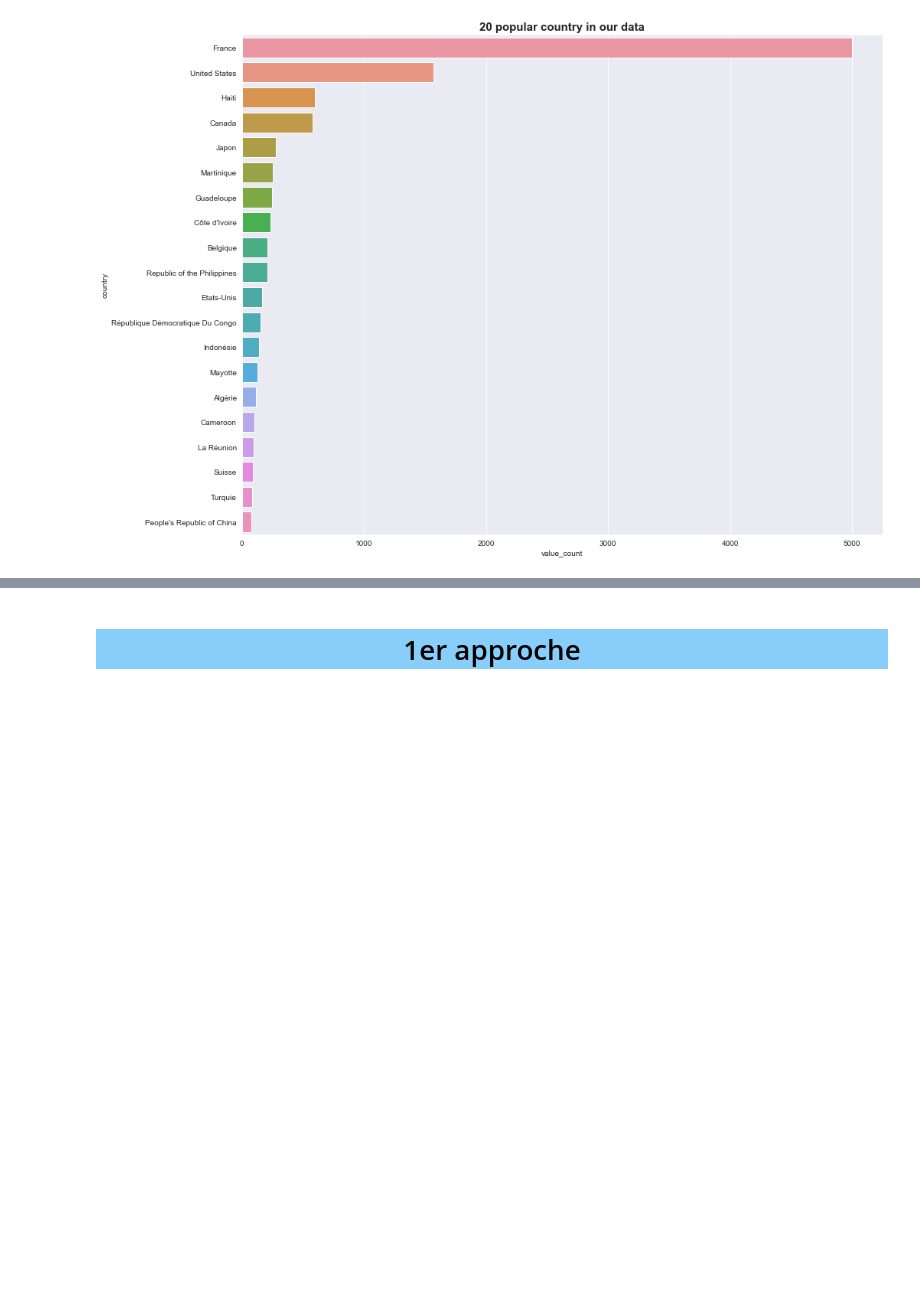
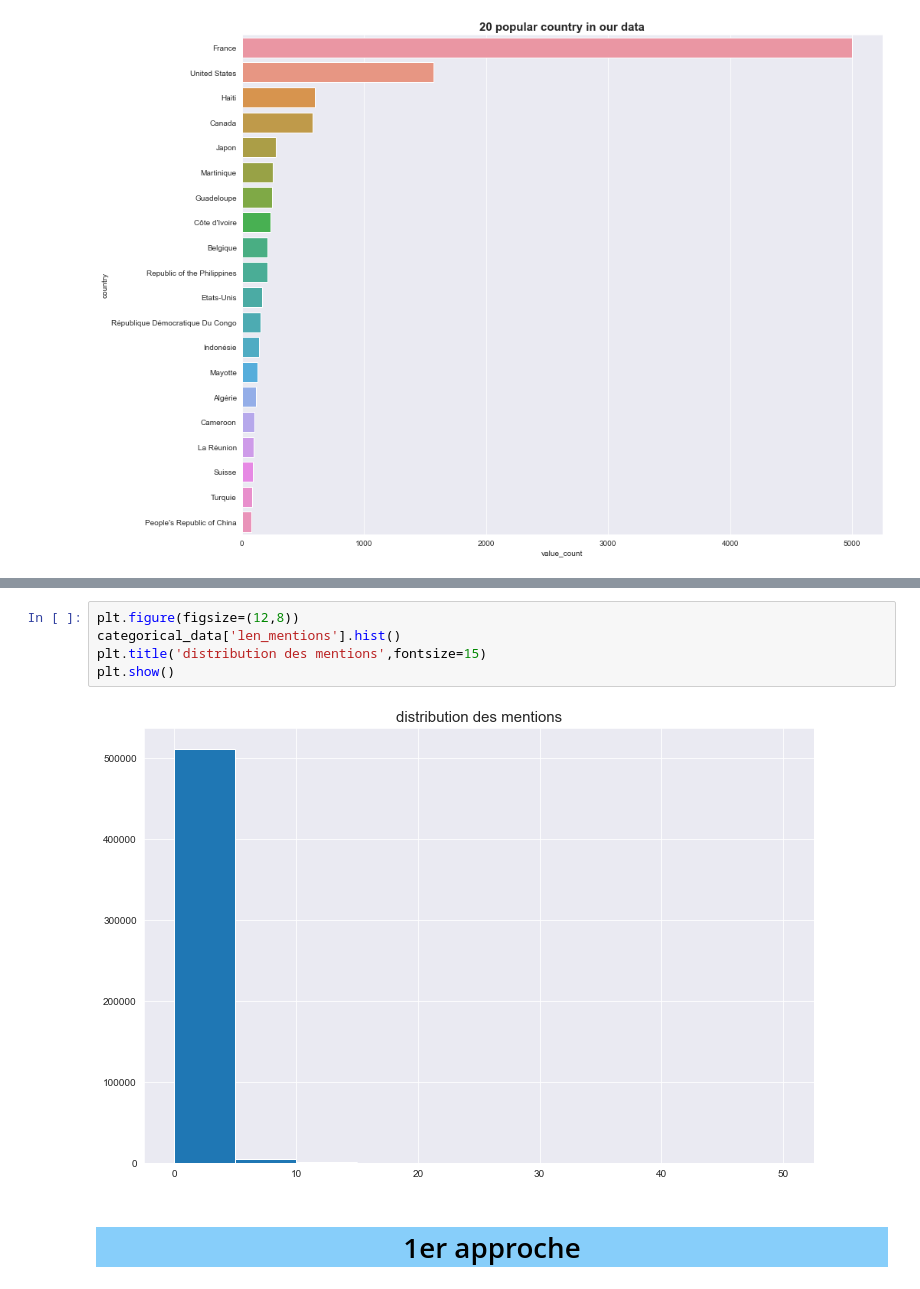
Before and after one commit to MohamedHmamouch/Earthquake_prediction, a Jupyter notebook: Notebook/Prediction_seisme_NLP.ipynb, the cells around one changed output, grey strips where cells are left out. Cells and saved outputs as stored; diff of their text form; blank space fills up the shorter version.

```diff
--- a/Notebook/Prediction_seisme_NLP.ipynb
+++ b/Notebook/Prediction_seisme_NLP.ipynb
@@ -276,3 +297,10 @@ print('hashtags trouvé {}'.f)
+# %%
+plt.figure(figsize=(12,8))
+categorical_data['len_mentions'].hist()
+plt.title('distribution des mentions',fontsize=15)
+plt.show()
+# %% [output]
+[figure, added]
 # %% [markdown]
 <a id='3'></a>
 
```
Also changed, not shown: parts of 5 cells of this notebook.
